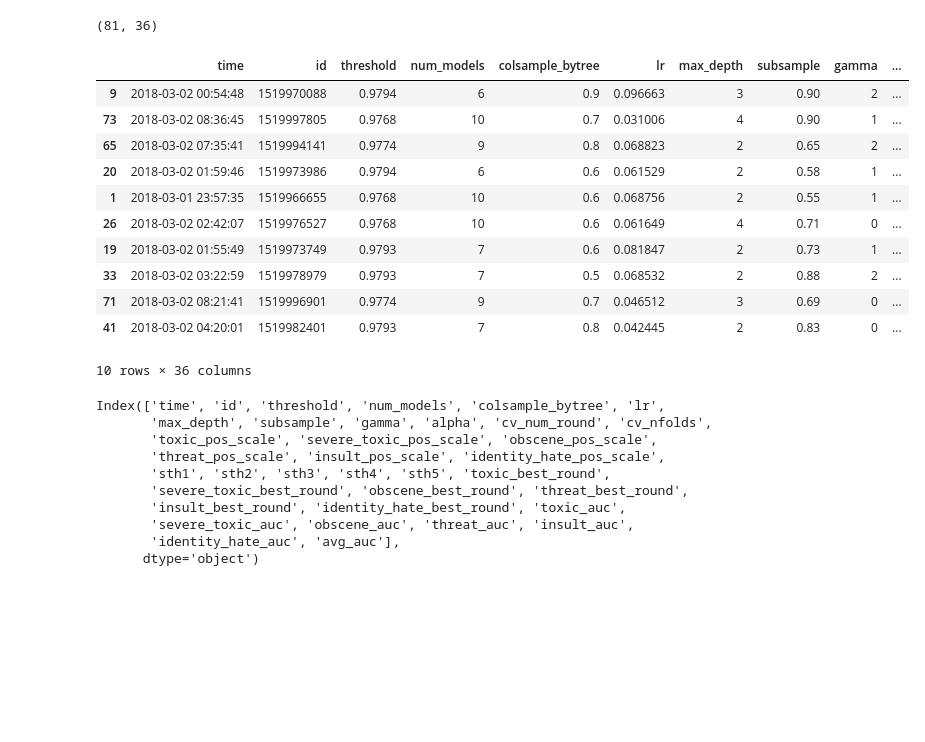
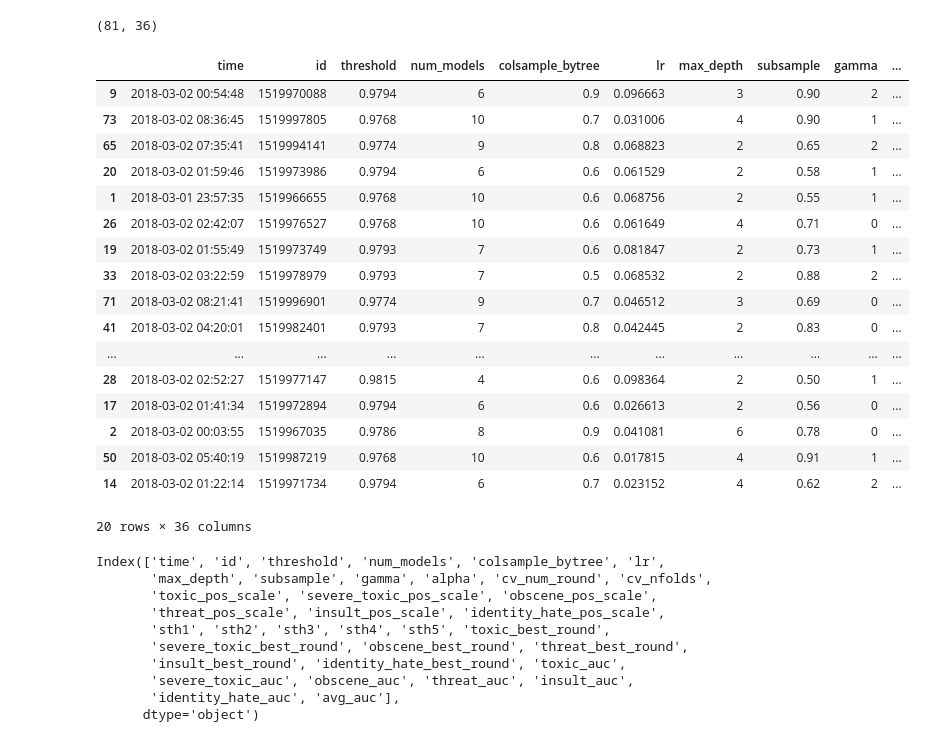
Before and after one commit to wluo-personal/Kaggle, a Jupyter notebook: toxic/sc/stacking/xgb_search_explore.ipynb, the cells around one changed output. Cells and saved outputs as stored; diff of their text form; code cells hidden in the pictures; blank space fills up the shorter version.

```diff
--- a/toxic/sc/stacking/xgb_search_explore.ipynb
+++ b/toxic/sc/stacking/xgb_search_explore.ipynb
@@ -7,20 +7,26 @@ xgb_search.shape
 # %% [output]
 (81, 36)
 # %%
-xgb_search.head(10)
+xgb_search.head(20)
 # %% [output]
 |  | time | id | threshold | num_models | colsample_bytree | lr | max_depth | subsample | gamma | ... |
 | 9 | 2018-03-02 00:54:48 | 1519970088 | 0.9794 | 6 | 0.9 | 0.096663 | 3 | 0.90 | 2 | ... |
 | 73 | 2018-03-02 08:36:45 | 1519997805 | 0.9768 | 10 | 0.7 | 0.031006 | 4 | 0.90 | 1 | ... |
 | 65 | 2018-03-02 07:35:41 | 1519994141 | 0.9774 | 9 | 0.8 | 0.068823 | 2 | 0.65 | 2 | ... |
 | 20 | 2018-03-02 01:59:46 | 1519973986 | 0.9794 | 6 | 0.6 | 0.061529 | 2 | 0.58 | 1 | ... |
 | 1 | 2018-03-01 23:57:35 | 1519966655 | 0.9768 | 10 | 0.6 | 0.068756 | 2 | 0.55 | 1 | ... |
 | 26 | 2018-03-02 02:42:07 | 1519976527 | 0.9768 | 10 | 0.6 | 0.061649 | 4 | 0.71 | 0 | ... |
 | 19 | 2018-03-02 01:55:49 | 1519973749 | 0.9793 | 7 | 0.6 | 0.081847 | 2 | 0.73 | 1 | ... |
 | 33 | 2018-03-02 03:22:59 | 1519978979 | 0.9793 | 7 | 0.5 | 0.068532 | 2 | 0.88 | 2 | ... |
 | 71 | 2018-03-02 08:21:41 | 1519996901 | 0.9774 | 9 | 0.7 | 0.046512 | 3 | 0.69 | 0 | ... |
 | 41 | 2018-03-02 04:20:01 | 1519982401 | 0.9793 | 7 | 0.8 | 0.042445 | 2 | 0.83 | 0 | ... |
+| ... | ... | ... | ... | ... | ... | ... | ... | ... | ... | ... |
+| 28 | 2018-03-02 02:52:27 | 1519977147 | 0.9815 | 4 | 0.6 | 0.098364 | 2 | 0.50 | 1 | ... |
+| 17 | 2018-03-02 01:41:34 | 1519972894 | 0.9794 | 6 | 0.6 | 0.026613 | 2 | 0.56 | 0 | ... |
+| 2 | 2018-03-02 00:03:55 | 1519967035 | 0.9786 | 8 | 0.9 | 0.041081 | 6 | 0.78 | 0 | ... |
+| 50 | 2018-03-02 05:40:19 | 1519987219 | 0.9768 | 10 | 0.6 | 0.017815 | 4 | 0.91 | 1 | ... |
+| 14 | 2018-03-02 01:22:14 | 1519971734 | 0.9794 | 6 | 0.7 | 0.023152 | 4 | 0.62 | 2 | ... |
-10 rows × 36 columns
+20 rows × 36 columns
 # %%
 xgb_search.columns
 # %% [output]
```
Also changed, not shown: 4 other files.
